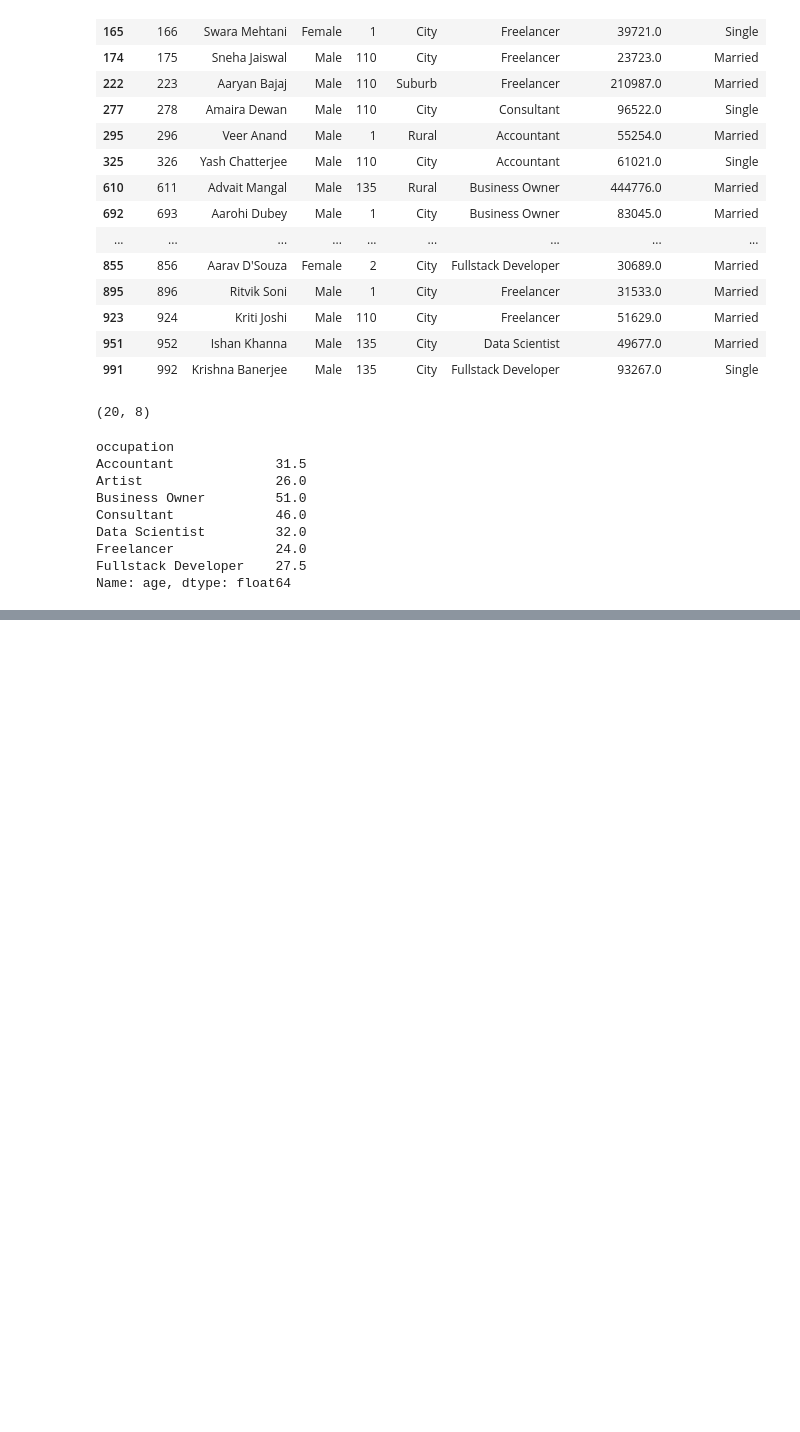
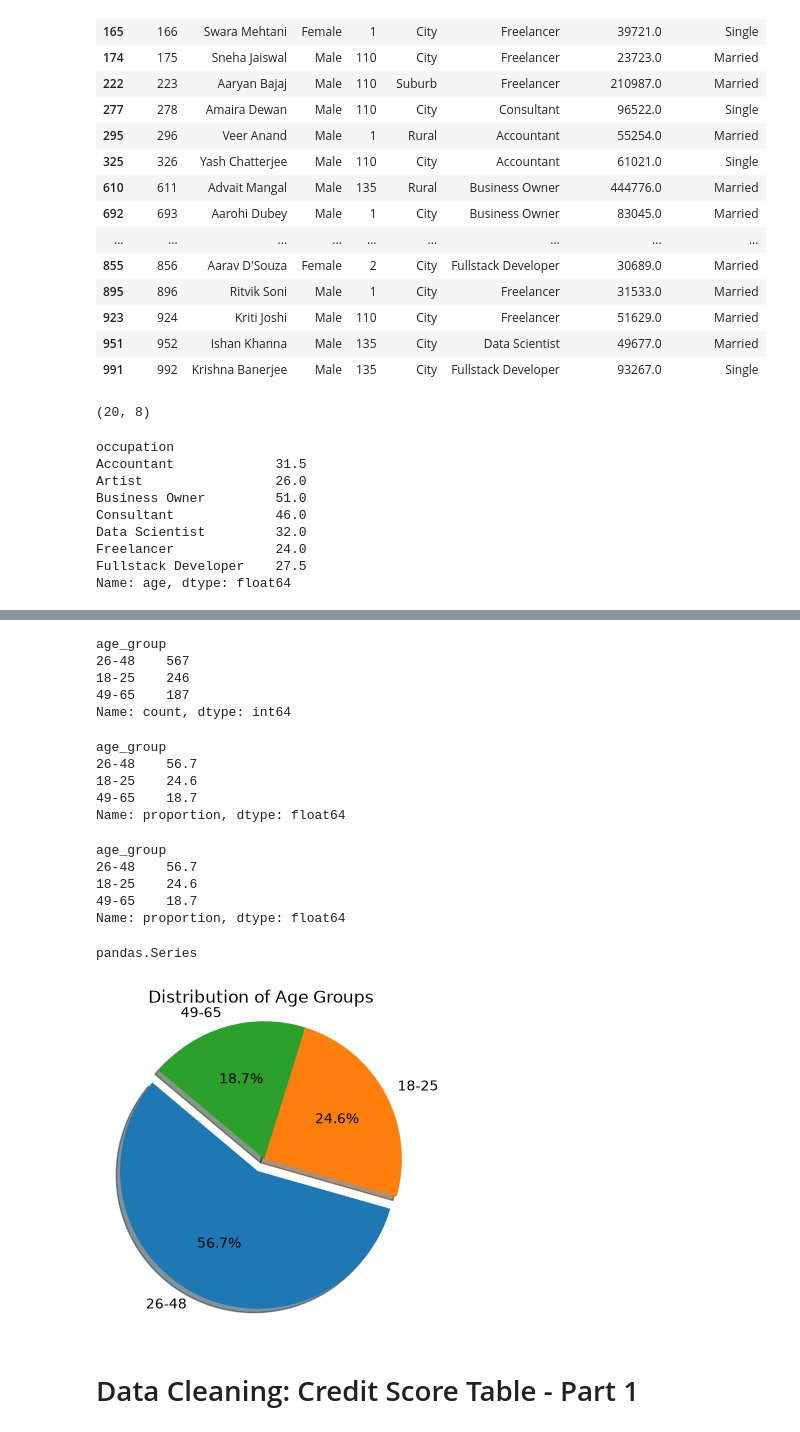
Before and after one commit to YoKshirsagar/Gen-AI, a Jupyter notebook: 5.Math And Statistics/6.Atliqo Bank Project Phase 1 Find Traget Market/7.11_Data Cleaning Credit Score Table - Part 1.ipynb, the cells around one changed output, grey strips where cells are left out. Saved outputs shown, nothing was run; the diff lists cells and outputs as text; code cells hidden in the pictures; blank space fills up the shorter version.

Commit message:
7.11_Data Cleaning Credit Score Table - Part 1

```diff
--- a/5.Math And Statistics/6.Atliqo Bank Project Phase 1 Find Traget Market/7.8_Treat Outliers in Age Column.ipynb
+++ b/5.Math And Statistics/6.Atliqo Bank Project Phase 1 Find Traget Market/7.11_Data Cleaning Credit Score Table - Part 1.ipynb
@@ -458,4 +460,4 @@ Fullstack Developer    27.5
 Name: age, dtype: float64
 # %%
 for index,row in outliers.iterrows():
-    df_cust.at[index,'age'] = median_age_per_occupation[row['occupation']]
+    df_cust.at[index,'age'] = round(median_age_per_occupation[row['occupation']])
@@ -465,0 +470,8 @@ df_cust[(df_cust.age<15)|(df_cust.age>80)]
+# %%
+# Define the bin edges and labels
+bin_edges = [17, 25, 48, 65]  # Adjust as needed
+bin_labels = ['18-25', '26-48', '49-65']
+
+# Use the cut function to bin and label the age column
+df_cust['age_group'] = pd.cut(df_cust['age'], bins=bin_edges, labels=bin_labels)
+df_cust.head()
@@ -465,0 +485,45 @@ df_cust[(df_cust.age<15)|(df_cust.age>80)]
+# %%
+df_cust['age_group'].value_counts()
+# %% [output]
+age_group
+26-48    567
+18-25    246
+49-65    187
+Name: count, dtype: int64
+# %%
+df_cust['age_group'].value_counts(normalize=True)*100
+# %% [output]
+age_group
+26-48    56.7
+18-25    24.6
+49-65    18.7
+Name: proportion, dtype: float64
+# %%
+age_group_counts = df_cust['age_group'].value_counts(normalize=True) * 100
+age_group_counts
+# %% [output]
+age_group
+26-48    56.7
+18-25    24.6
+49-65    18.7
+Name: proportion, dtype: float64
+# %%
+type(age_group_counts)
+# %% [output]
+pandas.Series
+# %%
+plt.figure(figsize=(4, 4))
+plt.pie(
+    age_group_counts,
+    labels=age_group_counts.index,
+    explode=(0.1,0,0),
+    autopct='%1.1f%%',
+    shadow=True,
+    startangle=140)
+plt.axis('equal')  # Equal aspect ratio ensures that pie is drawn as a circle.
+plt.title('Distribution of Age Groups')
+plt.show()
+# %% [output]
+[figure, added]
+# %% [markdown]
+# Data Cleaning: Credit Score Table - Part 1
```
Also changed, not shown: parts of 27 cells of this notebook.
